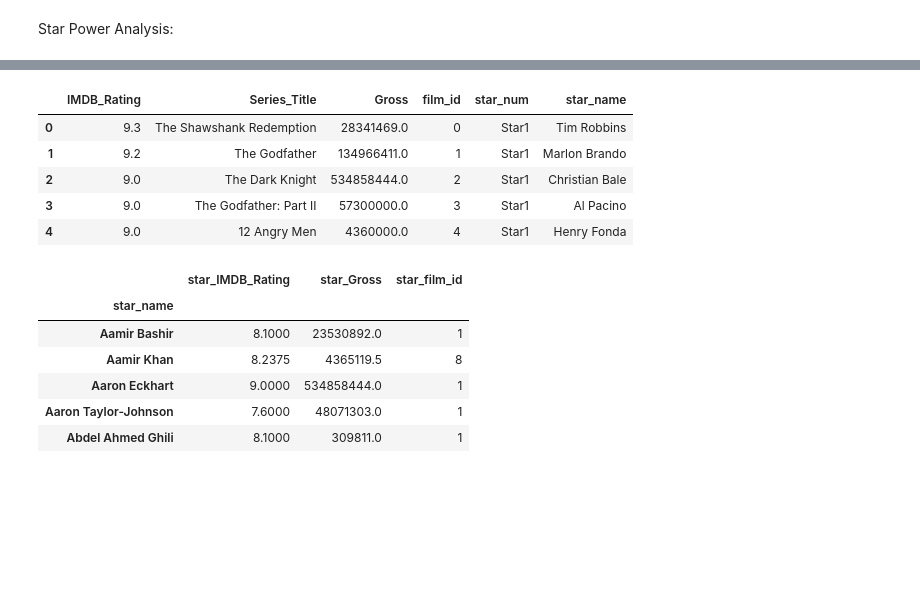
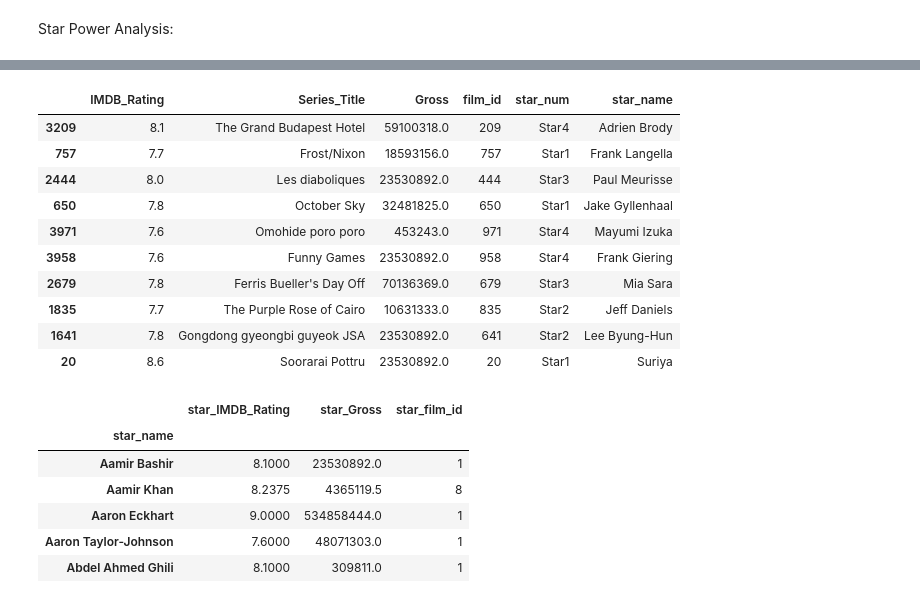
Before and after one commit to VladGrinDA/DI_Bootcamp, a Jupyter notebook: Week5/Day2/DailyChallenge/dc_imdb.ipynb, the cells around one changed output, grey strips where cells are left out. Cells and saved outputs as stored; diff of their text form; code cells hidden in the pictures; blank space fills up the shorter version.

```diff
--- a/Week5/Day2/DailyChallenge/dc_imdb.ipynb
+++ b/Week5/Day2/DailyChallenge/dc_imdb.ipynb
@@ -297,15 +332,20 @@ df['film_id'] = df.index.copy()
 # %%
 
 stars = df[['Star1', 'Star2', 'Star3', 'Star4', 'IMDB_Rating', 'Series_Title', 'Gross', 'film_id']].melt(
     ['IMDB_Rating', 'Series_Title', 'Gross', 'film_id'], var_name='star_num', value_name='star_name')
-stars.head()
+stars.sample(10)
 # %% [output]
 |  | IMDB_Rating | Series_Title | Gross | film_id | star_num | star_name |
-| 0 | 9.3 | The Shawshank Redemption | 28341469.0 | 0 | Star1 | Tim Robbins |
-| 1 | 9.2 | The Godfather | 134966411.0 | 1 | Star1 | Marlon Brando |
-| 2 | 9.0 | The Dark Knight | 534858444.0 | 2 | Star1 | Christian Bale |
-| 3 | 9.0 | The Godfather: Part II | 57300000.0 | 3 | Star1 | Al Pacino |
-| 4 | 9.0 | 12 Angry Men | 4360000.0 | 4 | Star1 | Henry Fonda |
+| 3209 | 8.1 | The Grand Budapest Hotel | 59100318.0 | 209 | Star4 | Adrien Brody |
+| 757 | 7.7 | Frost/Nixon | 18593156.0 | 757 | Star1 | Frank Langella |
+| 2444 | 8.0 | Les diaboliques | 23530892.0 | 444 | Star3 | Paul Meurisse |
+| 650 | 7.8 | October Sky | 32481825.0 | 650 | Star1 | Jake Gyllenhaal |
+| 3971 | 7.6 | Omohide poro poro | 453243.0 | 971 | Star4 | Mayumi Izuka |
+| 3958 | 7.6 | Funny Games | 23530892.0 | 958 | Star4 | Frank Giering |
+| 2679 | 7.8 | Ferris Bueller's Day Off | 70136369.0 | 679 | Star3 | Mia Sara |
+| 1835 | 7.7 | The Purple Rose of Cairo | 10631333.0 | 835 | Star2 | Jeff Daniels |
+| 1641 | 7.8 | Gongdong gyeongbi guyeok JSA | 23530892.0 | 641 | Star2 | Lee Byung-Hun |
+| 20 | 8.6 | Soorarai Pottru | 23530892.0 | 20 | Star1 | Suriya |
 # %%
 import numpy as np
 # For simplicity we calculate stars power as avg rating of every film they took part in
```
Also changed, not shown: parts of 15 cells of this notebook, 13 other files.
